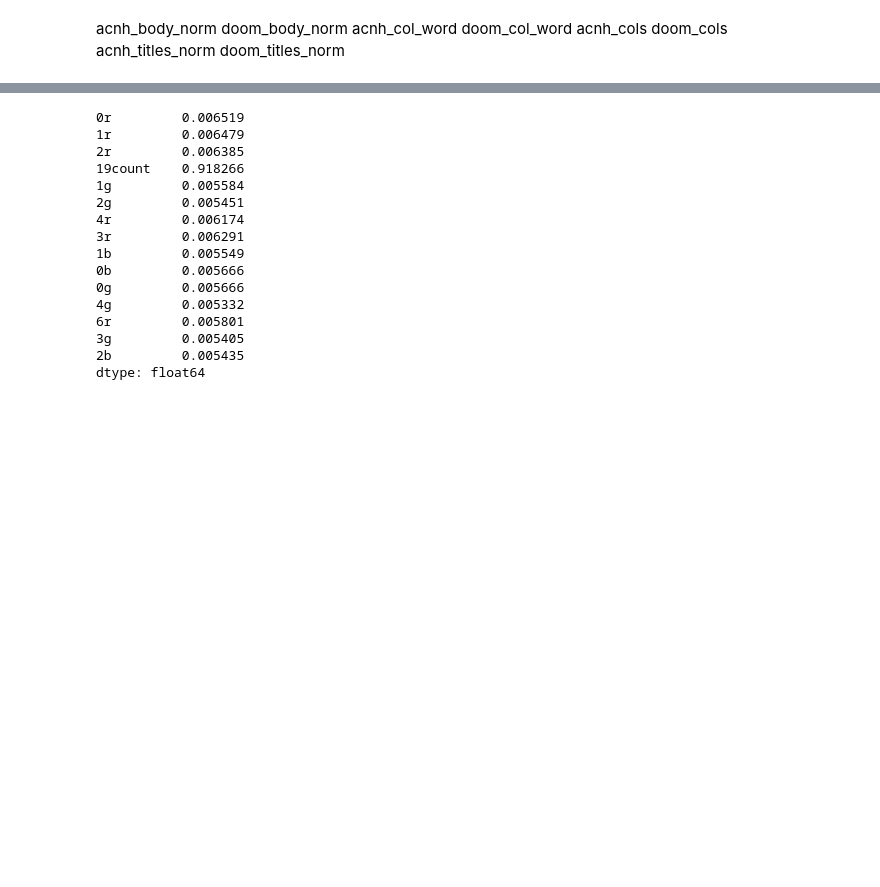
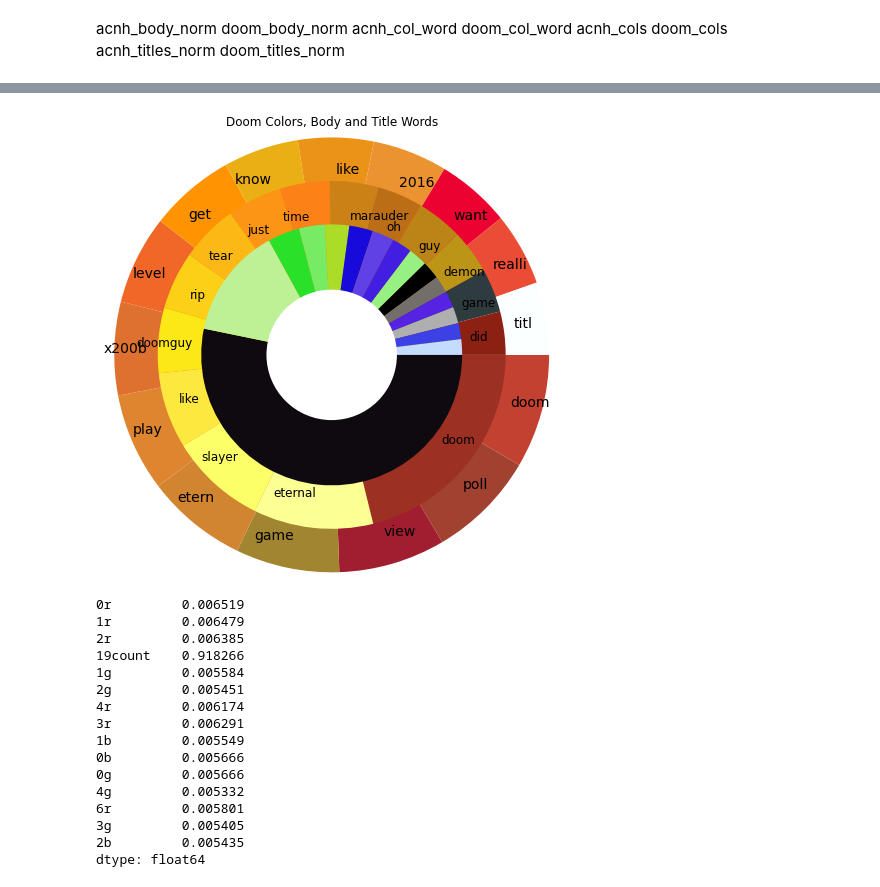
Before and after one commit to hadams1337/AnimalCrossing-V-Doom, a Jupyter notebook: notebooks/naive-bayes.ipynb, the cells around one changed output, grey strips where cells are left out. Drawn from its saved outputs; the diff is of its cells as text; code cells hidden in the pictures; blank space fills up the shorter version.

```diff
--- a/notebooks/naive-bayes.ipynb
+++ b/notebooks/naive-bayes.ipynb
@@ -588,6 +655,7 @@ Top 15 tokens:  ['75.0, 65.0, 60.0', '105.0, 95.0, 85.0', '160.0, 150.0, 135.0',
 print(f"\nTarget: {0}, name: {'Doom'}")
 log_prob = nb_model.feature_log_prob_[0]
 i_topn = np.argsort(log_prob)[::-1][:n]
+doom_col=[np.e**log_prob[i] for i in i_topn]
 colors_doom_words = [feature_words[i] for i in i_topn]
 print(f"Top {n} tokens: ", colors_doom_words)
 # %% [output]
@@ -630,3 +713,34 @@ doom_titles_norm
+# %%
+dcwords=['#0F0A0F',
+ '#BEF096',
+ '#28E128',
+ '#78EB64',
+ '#AADC28',
+ '#190ADC',
+ '#5F41E6',
+ '#411EE1',
+ '#96F082',
+ '#000000',
+ '#736E69',
+ '#5523E1',
+ '#AFAFAF',
+ '#3C41E6',
+ '#C3DCFF']
+# %%
+plt.pie(doom_body_norm, colors=dcw, labels=body_words_doom,
+        labeldistance=0.85, radius=2.5, startangle=0,
+        counterclock=False, textprops={'fontsize': 14, 'fontname': 'Courier'})
+plt.pie(doom_titles, colors=dtc, labels=list(title_words_doom),
+        labeldistance=0.80 ,radius=2, startangle=0,
+        counterclock=False, textprops={'fontsize': 12, 'fontname': 'Courier'})
+plt.pie(doom_col_word, colors=dcwords ,radius=1.5, startangle=0, counterclock=False)
+centre_circle = plt.Circle((0,0),0.75,color='black', fc='white',linewidth=0)
+fig = plt.gcf()
+fig.gca().add_artist(centre_circle)
+plt.title('Doom Colors, Body and Title Words', pad=120);
+plt.savefig('../graphs/d_c_t_b_.png', bbox_inches='tight')
+# %% [output]
+[figure, added]
 # %%
 plot_list=[acnh_body_norm,
 doom_body_norm,
```
Also changed, not shown: parts of 33 cells of this notebook, 6 other files.
